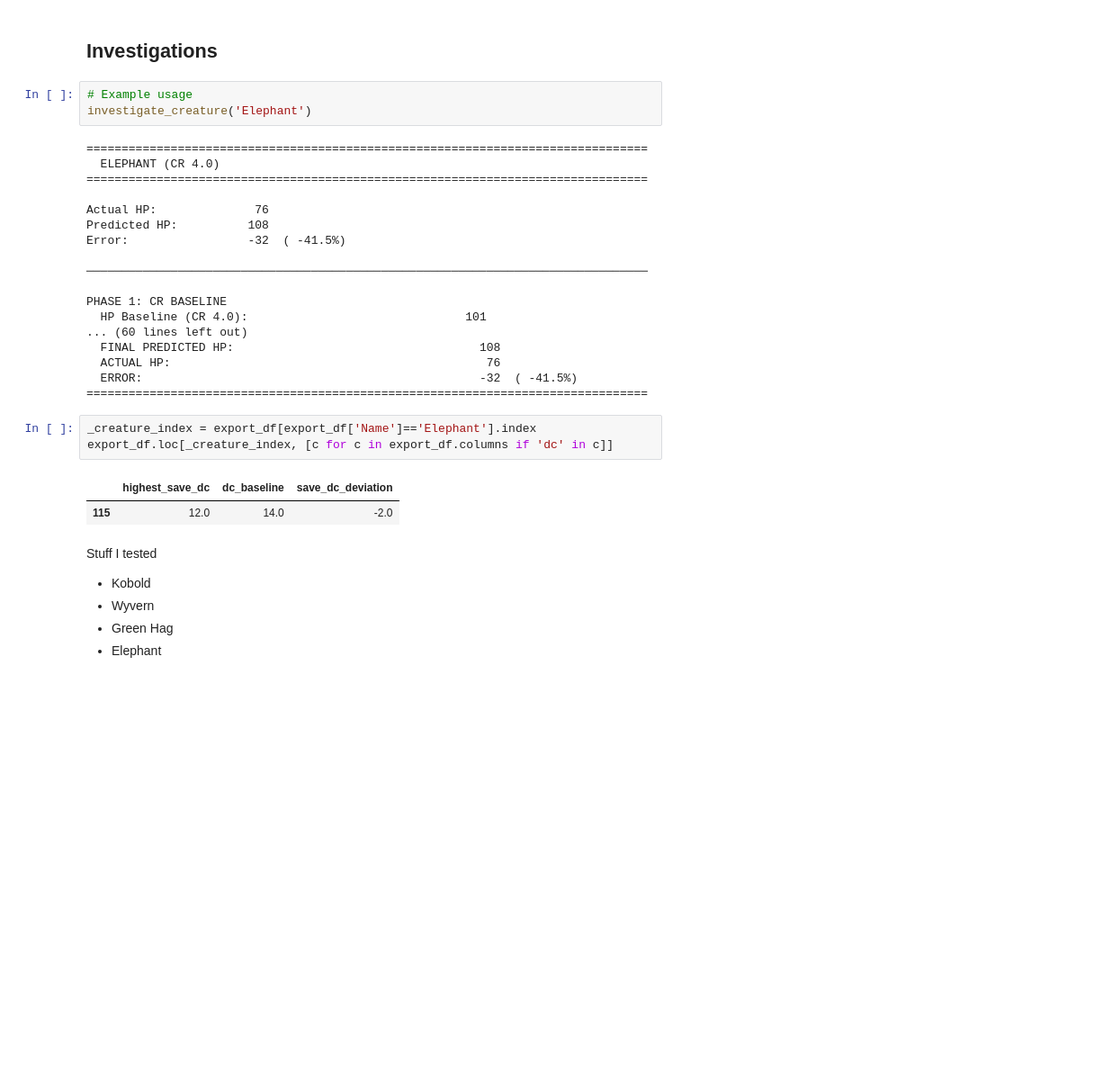
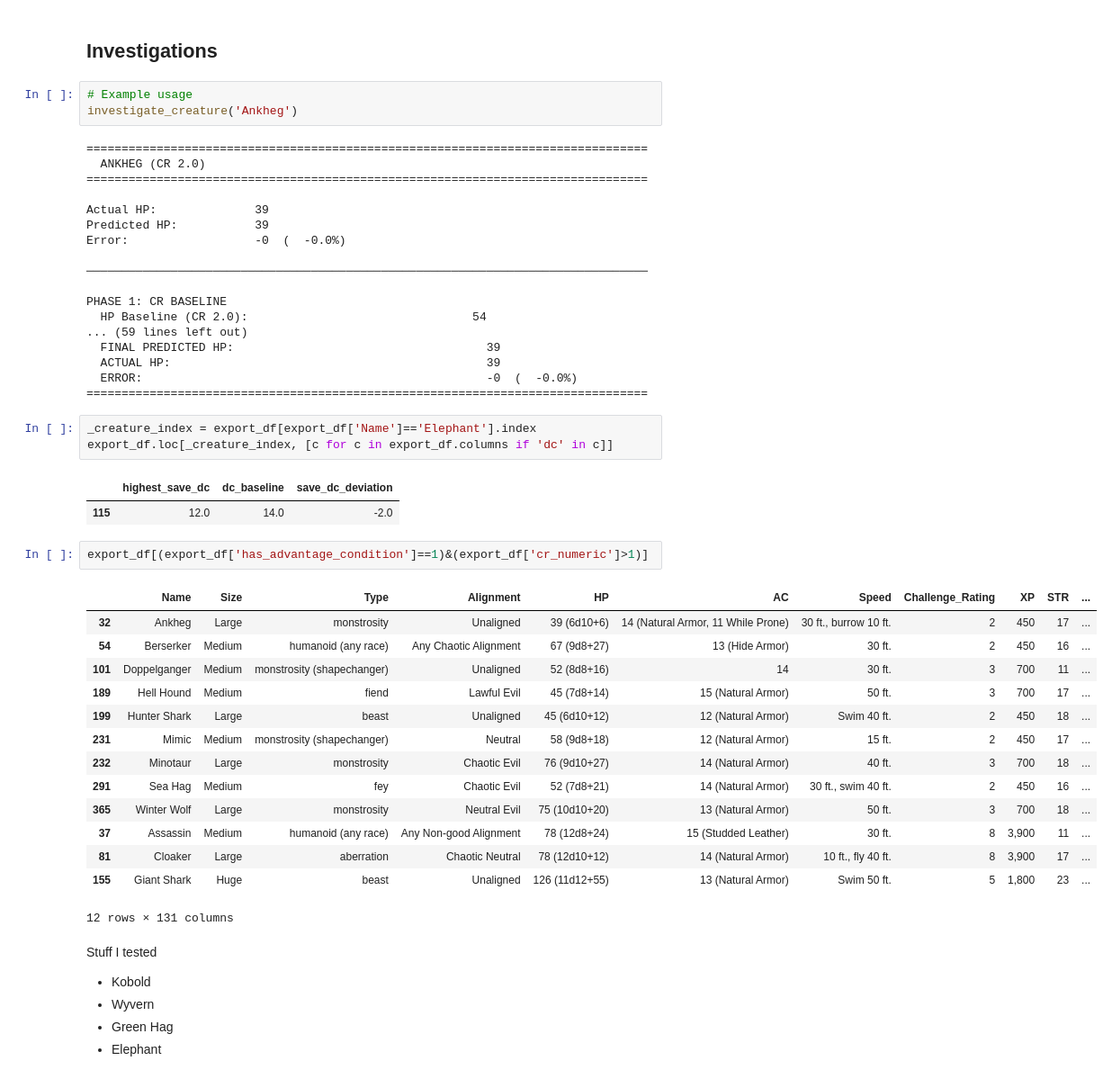
Before and after one commit to conorbarryhoke/matrix_v0, a Jupyter notebook: notebooks/three_tier_hp_model_merged.ipynb, the cells around one changed output. Shown at 90% size. Cells and saved outputs as stored; diff of their text form; blank space fills up the shorter version.

Commit message:
add has_advantage feature

```diff
--- a/notebooks/three_tier_hp_model_merged.ipynb
+++ b/notebooks/three_tier_hp_model_merged.ipynb
@@ -3102,24 +3186,24 @@ def investigate_creature(creature_name):
 ## Investigations
 # %%
 # Example usage
-investigate_creature('Elephant')
+investigate_creature('Ankheg')
 # %% [output]
 ================================================================================
-  ELEPHANT (CR 4.0)
+  ANKHEG (CR 2.0)
 ================================================================================
 
-Actual HP:              76
-Predicted HP:          108
-Error:                 -32  ( -41.5%)
+Actual HP:              39
+Predicted HP:           39
+Error:                  -0  (  -0.0%)
 
 ────────────────────────────────────────────────────────────────────────────────
 
 PHASE 1: CR BASELINE
-  HP Baseline (CR 4.0):                               101
-... (60 lines left out)
-  FINAL PREDICTED HP:                                   108
-  ACTUAL HP:                                             76
-  ERROR:                                                -32  ( -41.5%)
+  HP Baseline (CR 2.0):                                54
+... (59 lines left out)
+  FINAL PREDICTED HP:                                    39
+  ACTUAL HP:                                             39
+  ERROR:                                                 -0  (  -0.0%)
 ================================================================================
 # %%
 _creature_index = export_df[export_df['Name']=='Elephant'].index
@@ -3127,6 +3211,23 @@ export_df.loc[_creature_index, [c for c in export_df.columns if 'dc' in c]]
 # %% [output]
 |  | highest_save_dc | dc_baseline | save_dc_deviation |
 | 115 | 12.0 | 14.0 | -2.0 |
+# %%
+export_df[(export_df['has_advantage_condition']==1)&(export_df['cr_numeric']>1)]
+# %% [output]
+|  | Name | Size | Type | Alignment | HP | AC | Speed | Challenge_Rating | XP | STR | ... |
+| 32 | Ankheg | Large | monstrosity | Unaligned | 39 (6d10+6) | 14 (Natural Armor, 11 While Prone) | 30 ft., burrow 10 ft. | 2 | 450 | 17 | ... |
+| 54 | Berserker | Medium | humanoid (any race) | Any Chaotic Alignment | 67 (9d8+27) | 13 (Hide Armor) | 30 ft. | 2 | 450 | 16 | ... |
+| 101 | Doppelganger | Medium | monstrosity (shapechanger) | Unaligned | 52 (8d8+16) | 14 | 30 ft. | 3 | 700 | 11 | ... |
+| 189 | Hell Hound | Medium | fiend | Lawful Evil | 45 (7d8+14) | 15 (Natural Armor) | 50 ft. | 3 | 700 | 17 | ... |
+| 199 | Hunter Shark | Large | beast | Unaligned | 45 (6d10+12) | 12 (Natural Armor) | Swim 40 ft. | 2 | 450 | 18 | ... |
+| 231 | Mimic | Medium | monstrosity (shapechanger) | Neutral | 58 (9d8+18) | 12 (Natural Armor) | 15 ft. | 2 | 450 | 17 | ... |
+| 232 | Minotaur | Large | monstrosity | Chaotic Evil | 76 (9d10+27) | 14 (Natural Armor) | 40 ft. | 3 | 700 | 18 | ... |
+| 291 | Sea Hag | Medium | fey | Chaotic Evil | 52 (7d8+21) | 14 (Natural Armor) | 30 ft., swim 40 ft. | 2 | 450 | 16 | ... |
+| 365 | Winter Wolf | Large | monstrosity | Neutral Evil | 75 (10d10+20) | 13 (Natural Armor) | 50 ft. | 3 | 700 | 18 | ... |
+| 37 | Assassin | Medium | humanoid (any race) | Any Non-good Alignment | 78 (12d8+24) | 15 (Studded Leather) | 30 ft. | 8 | 3,900 | 11 | ... |
+| 81 | Cloaker | Large | aberration | Chaotic Neutral | 78 (12d10+12) | 14 (Natural Armor) | 10 ft., fly 40 ft. | 8 | 3,900 | 17 | ... |
+| 155 | Giant Shark | Huge | beast | Unaligned | 126 (11d12+55) | 13 (Natural Armor) | Swim 50 ft. | 5 | 1,800 | 23 | ... |
+12 rows × 131 columns
 # %% [markdown]
 Stuff I tested
 * Kobold
```
Also changed, not shown: parts of 11 cells of this notebook, 10 other files.
